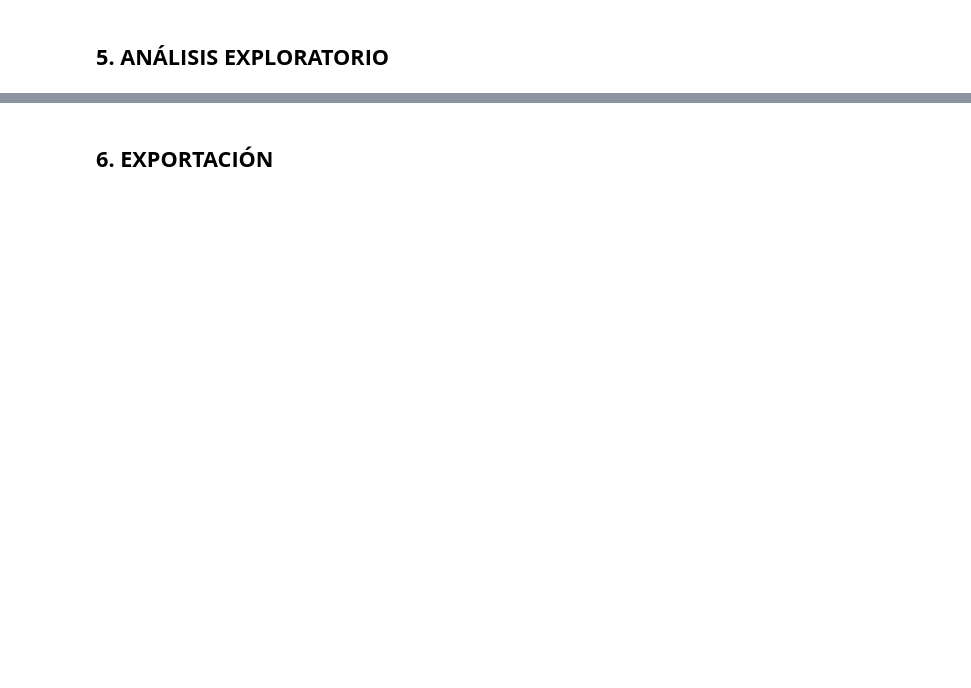
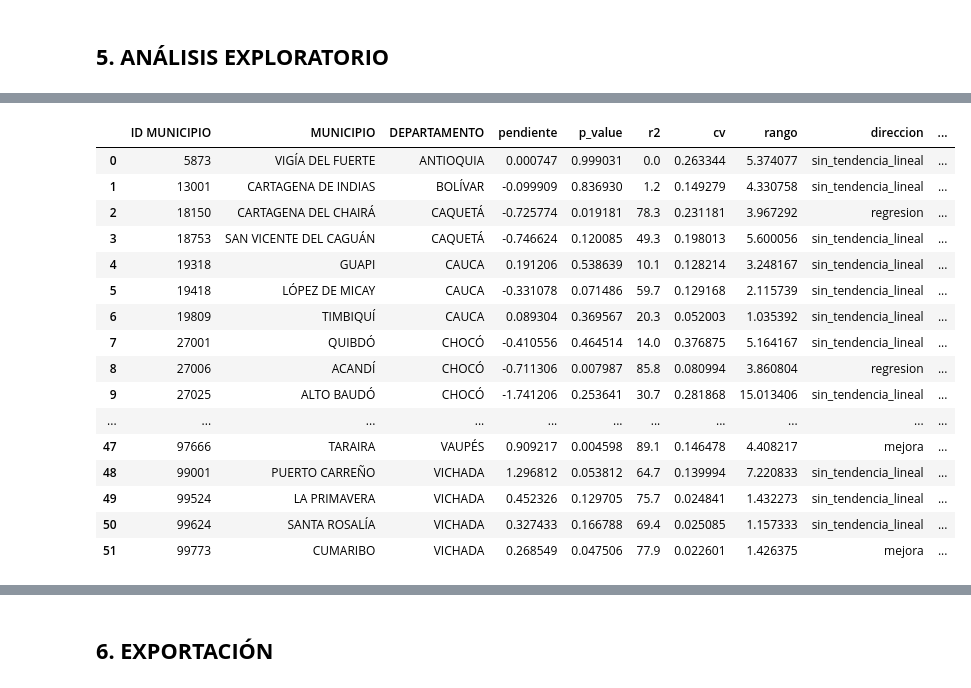
Before and after one commit to Angelthebestone/ANALIS-ZNI, a Jupyter notebook: NOTEBOOKS/ANALISIS ZNI.ipynb, the cells around one changed output, grey strips where cells are left out. Drawn from its saved outputs; the diff is of its cells as text; code cells hidden in the pictures; blank space fills up the shorter version.

```diff
--- a/NOTEBOOKS/ANALISIS ZNI.ipynb
+++ b/NOTEBOOKS/ANALISIS ZNI.ipynb
@@ -415,0 +564,20 @@ dtype: int64
+# %%
+df_tendencias
+# %% [output]
+|  | ID MUNICIPIO | MUNICIPIO | DEPARTAMENTO | pendiente | p_value | r2 | cv | rango | direccion | ... |
+| 0 | 5873 | VIGÍA DEL FUERTE | ANTIOQUIA | 0.000747 | 0.999031 | 0.0 | 0.263344 | 5.374077 | sin_tendencia_lineal | ... |
+| 1 | 13001 | CARTAGENA DE INDIAS | BOLÍVAR | -0.099909 | 0.836930 | 1.2 | 0.149279 | 4.330758 | sin_tendencia_lineal | ... |
+| 2 | 18150 | CARTAGENA DEL CHAIRÁ | CAQUETÁ | -0.725774 | 0.019181 | 78.3 | 0.231181 | 3.967292 | regresion | ... |
+| 3 | 18753 | SAN VICENTE DEL CAGUÁN | CAQUETÁ | -0.746624 | 0.120085 | 49.3 | 0.198013 | 5.600056 | sin_tendencia_lineal | ... |
+| 4 | 19318 | GUAPI | CAUCA | 0.191206 | 0.538639 | 10.1 | 0.128214 | 3.248167 | sin_tendencia_lineal | ... |
+| 5 | 19418 | LÓPEZ DE MICAY | CAUCA | -0.331078 | 0.071486 | 59.7 | 0.129168 | 2.115739 | sin_tendencia_lineal | ... |
+| 6 | 19809 | TIMBIQUÍ | CAUCA | 0.089304 | 0.369567 | 20.3 | 0.052003 | 1.035392 | sin_tendencia_lineal | ... |
+| 7 | 27001 | QUIBDÓ | CHOCÓ | -0.410556 | 0.464514 | 14.0 | 0.376875 | 5.164167 | sin_tendencia_lineal | ... |
+| 8 | 27006 | ACANDÍ | CHOCÓ | -0.711306 | 0.007987 | 85.8 | 0.080994 | 3.860804 | regresion | ... |
+| 9 | 27025 | ALTO BAUDÓ | CHOCÓ | -1.741206 | 0.253641 | 30.7 | 0.281868 | 15.013406 | sin_tendencia_lineal | ... |
+| ... | ... | ... | ... | ... | ... | ... | ... | ... | ... | ... |
+| 47 | 97666 | TARAIRA | VAUPÉS | 0.909217 | 0.004598 | 89.1 | 0.146478 | 4.408217 | mejora | ... |
+| 48 | 99001 | PUERTO CARREÑO | VICHADA | 1.296812 | 0.053812 | 64.7 | 0.139994 | 7.220833 | sin_tendencia_lineal | ... |
+| 49 | 99524 | LA PRIMAVERA | VICHADA | 0.452326 | 0.129705 | 75.7 | 0.024841 | 1.432273 | sin_tendencia_lineal | ... |
+| 50 | 99624 | SANTA ROSALÍA | VICHADA | 0.327433 | 0.166788 | 69.4 | 0.025085 | 1.157333 | sin_tendencia_lineal | ... |
+| 51 | 99773 | CUMARIBO | VICHADA | 0.268549 | 0.047506 | 77.9 | 0.022601 | 1.426375 | mejora | ... |
```
Also changed, not shown: parts of 63 cells of this notebook, 1 other file.
